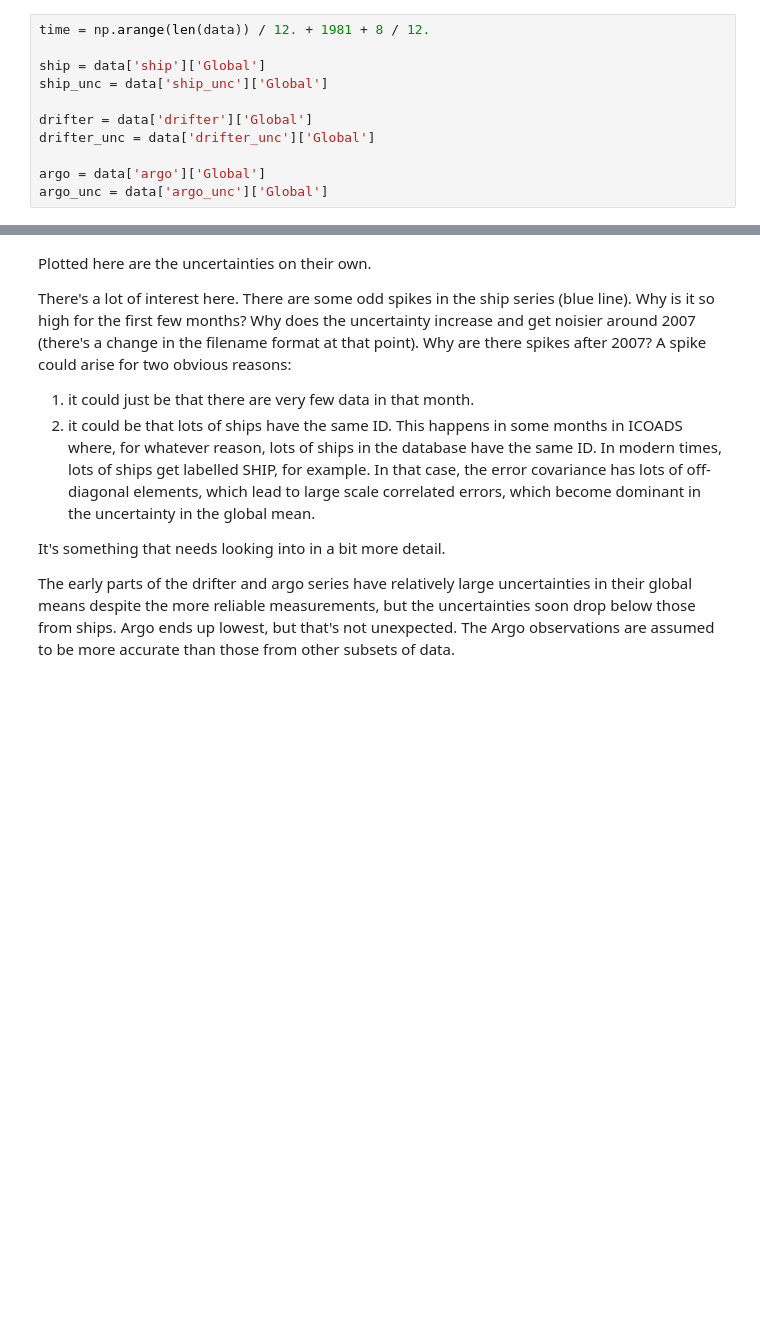
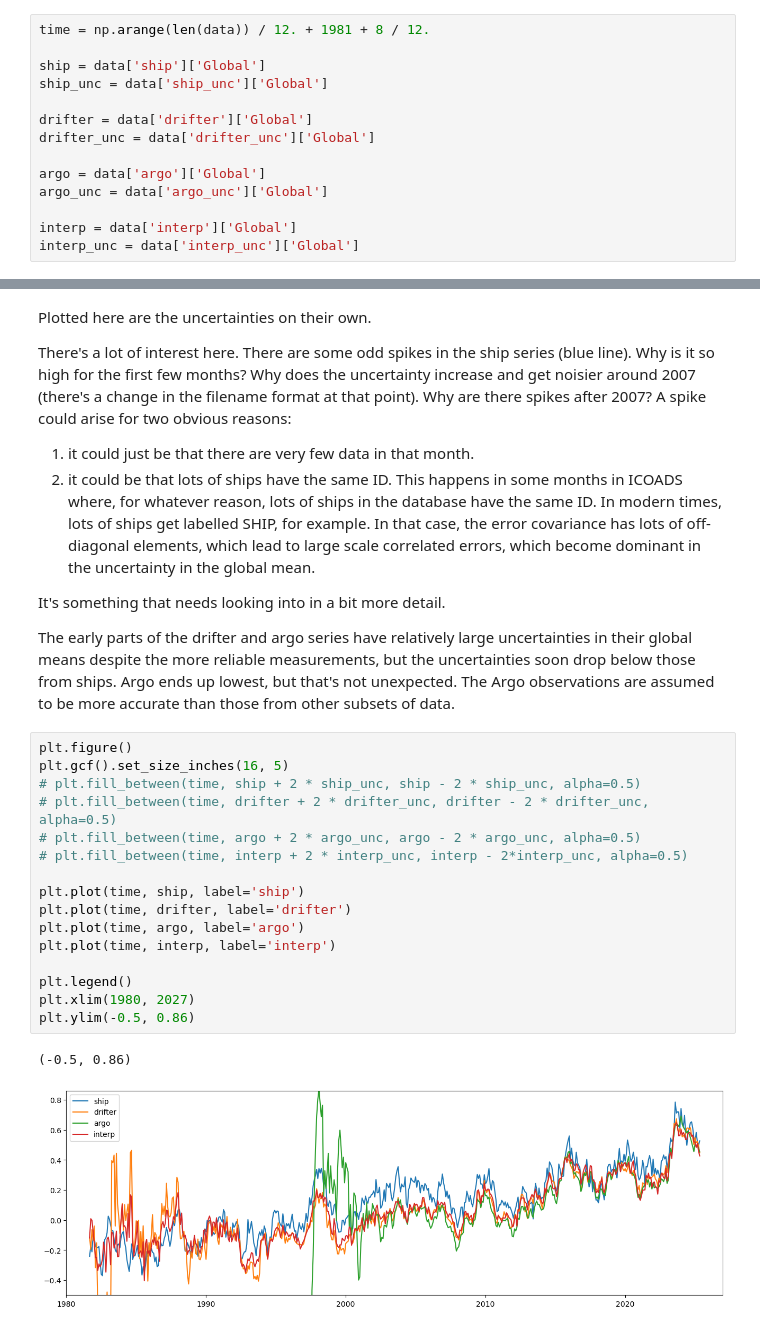
Before and after one commit to jjk-code-otter/open-ocean, a Jupyter notebook: notebooks/timeseries_with_uncertainty.ipynb, the cells around one changed output, grey strips where cells are left out. Saved outputs shown, nothing was run; the diff lists cells and outputs as text; blank space fills up the shorter version.

Commit message:
interpolation work on biases

```diff
--- a/notebooks/timeseries_with_uncertainty.ipynb
+++ b/notebooks/timeseries_with_uncertainty.ipynb
@@ -49,6 +49,9 @@ drifter_unc = data['drifter_unc']['Global']
 
 argo = data['argo']['Global']
 argo_unc = data['argo_unc']['Global']
+
+interp = data['interp']['Global']
+interp_unc = data['interp_unc']['Global']
 # %%
 plt.figure()
 plt.gcf().set_size_inches(16, 5)
@@ -113,3 +116,22 @@ There's a lot of interest here. There are some odd spikes in the ship series (bl
 It's something that needs looking into in a bit more detail.
 
 The early parts of the drifter and argo series have relatively large uncertainties in their global means despite the more reliable measurements, but the uncertainties soon drop below those from ships. Argo ends up lowest, but that's not unexpected. The Argo observations are assumed to be more accurate than those from other subsets of data.
+# %%
+plt.figure()
+plt.gcf().set_size_inches(16, 5)
+# plt.fill_between(time, ship + 2 * ship_unc, ship - 2 * ship_unc, alpha=0.5)
+# plt.fill_between(time, drifter + 2 * drifter_unc, drifter - 2 * drifter_unc, alpha=0.5)
+# plt.fill_between(time, argo + 2 * argo_unc, argo - 2 * argo_unc, alpha=0.5)
+# plt.fill_between(time, interp + 2 * interp_unc, interp - 2*interp_unc, alpha=0.5)
+
+plt.plot(time, ship, label='ship')
+plt.plot(time, drifter, label='drifter')
+plt.plot(time, argo, label='argo')
+plt.plot(time, interp, label='interp')
+
+plt.legend()
+plt.xlim(1980, 2027)
+plt.ylim(-0.5, 0.86)
+# %% [output]
+(-0.5, 0.86)
+[figure, added]
```
Also changed, not shown: parts of 3 cells of this notebook, 4 other files.
